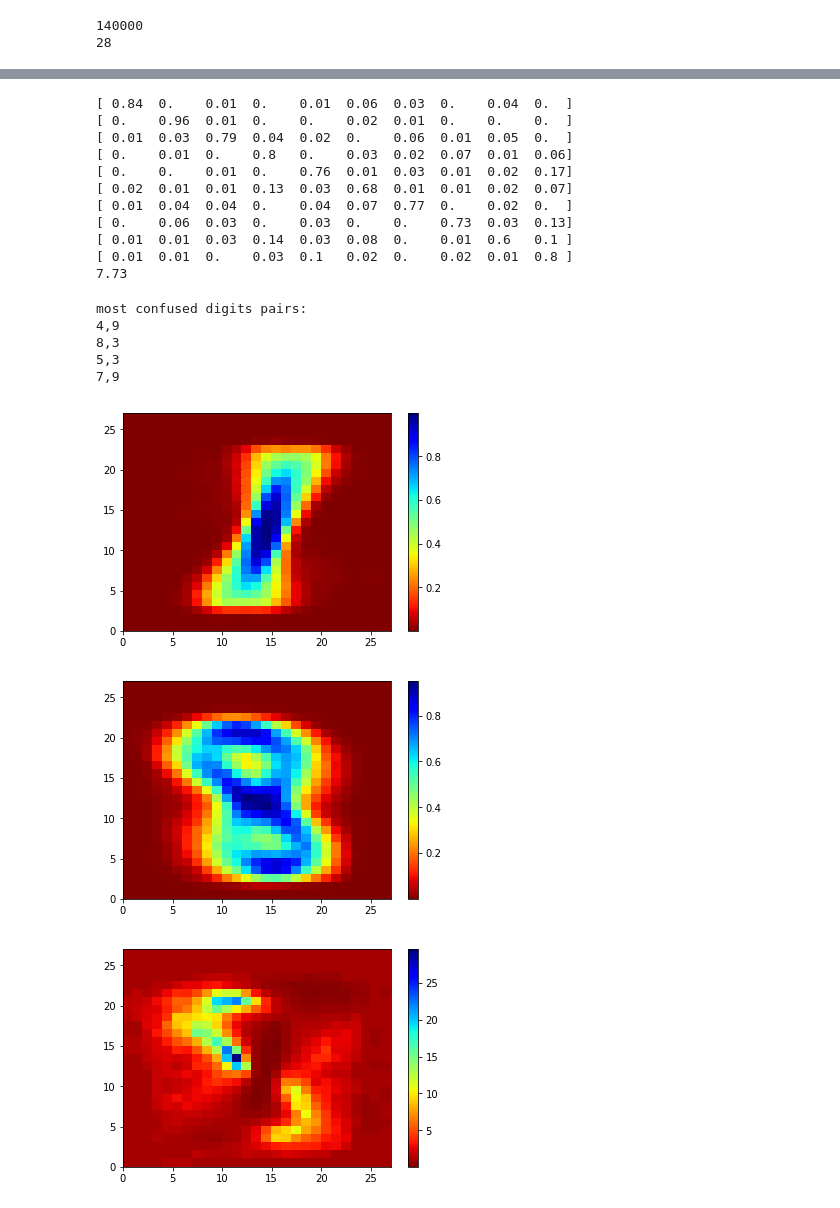
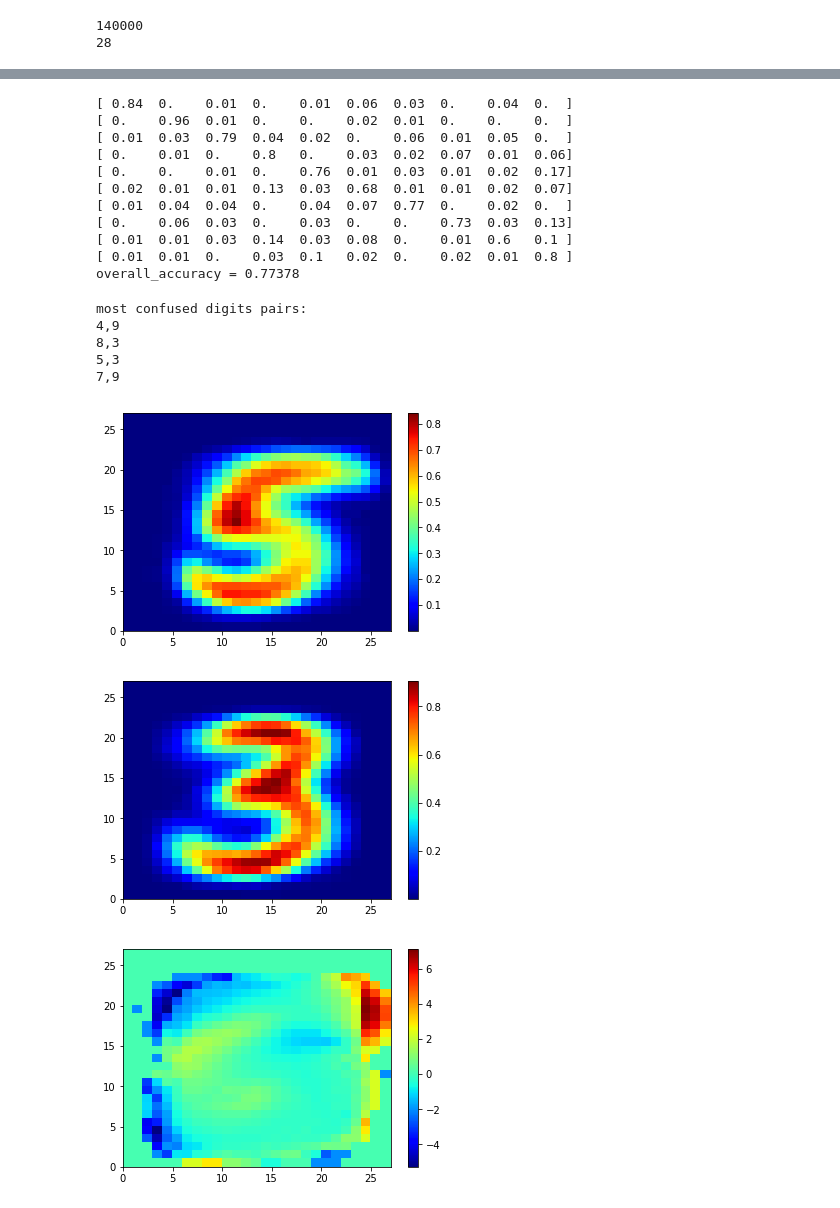
Before and after one commit to LingzhiCHU/448AI, a Jupyter notebook: MP3/Part1/1-1.ipynb, the cells around one changed output, grey strips where cells are left out. Cells and saved outputs as stored; diff of their text form; code cells hidden in the pictures.

Commit message:
part1--changed confusion matrix and added part1 ec

```diff
--- a/MP3/Part1/1-1.ipynb
+++ b/MP3/Part1/1-1.ipynb
@@ -109,14 +166,15 @@ def confusion_matrix():
 
     return conf_matrix
 # %%
+# print confusion matrix
 conf_matrix = confusion_matrix()
 conf_matrix = np.around(conf_matrix, 2)
 for row in conf_matrix:
     print(row)
-diag_sum = 0
+overall_accuracy = 0
 for i in range(10):
-    diag_sum += conf_matrix[i][i]
-print(diag_sum)
+    overall_accuracy += conf_matrix[i][i] * testclass_[i][1]
+print("overall_accuracy = " + str(overall_accuracy/1000))
 # %% [output]
 [ 0.84  0.    0.01  0.    0.01  0.06  0.03  0.    0.04  0.  ]
 [ 0.    0.96  0.01  0.    0.    0.02  0.01  0.    0.    0.  ]
@@ -128,7 +186,7 @@ print(diag_sum)
 [ 0.    0.06  0.03  0.    0.03  0.    0.    0.73  0.03  0.13]
 [ 0.01  0.01  0.03  0.14  0.03  0.08  0.    0.01  0.6   0.1 ]
 [ 0.01  0.01  0.    0.03  0.1   0.02  0.    0.02  0.01  0.8 ]
-7.73
+overall_accuracy = 0.77378
 # %%
 # find pairs with highest confusion rate
 conf_copy = conf_matrix.copy()
@@ -154,13 +215,11 @@ def plot_likelihood(num):
 
     x,y = np.meshgrid(x_arr,y_arr)
     z = training1[num].copy()
-    for i in range(28):
-        for j in range(14):
-            temp = z[i][j]
-            z[i][j] = z[i][27-j]
-            z[i][27-j] = temp
+    '''for i in range(28):
+        for j in range(28):
+            z[i][j] = math.log(z[i][j])'''
 
-    plt.pcolormesh(x,27-y,z,cmap=plt.cm.jet_r)
+    plt.pcolormesh(x,27-y,z,cmap=plt.cm.jet)
     plt.colorbar()
     plt.show()
 # %%
@@ -171,27 +230,26 @@ def plot_odds_ratio(a,b):
     x,y = np.meshgrid(x_arr,y_arr)
     z = training1[a].copy()
 
+    # odds(Fij=1, c1, c2) = P(Fij=1 | c1) / P(Fij=1 | c2).
+    # log(odds(Fij=1, c1, c2)) = log(P(Fij=1 | c1)) - log(P(Fij=1 | c2))
     for i in range(28):
         for j in range(28):
             z[i][j] = math.log(z[i][j])
-            z[i][j] /= math.log(training1[b][i][j])
+            z[i][j] -= math.log(training1[b][i][j])
+            #z[i][j] /= training1[b][i][j]
 
-    for i in range(28):
-        for j in range(14):
-            temp = z[i][j]
-            z[i][j] = z[i][27-j]
-            z[i][27-j] = temp
-
-    plt.pcolormesh(x,27-y,z,cmap=plt.cm.jet_r)
+    plt.pcolormesh(x,27-y,z,cmap=plt.cm.jet)
     plt.colorbar()
     plt.show()
-# %%
-plot_likelihood(1)
-plot_likelihood(8)
-
-
-plot_odds_ratio(1,8)
-# %% [output]
-[figure, removed]
-[figure, removed]
-[figure, removed]
+# %%
+def plot_pairs(a, b):
+    plot_likelihood(a)
+    plot_likelihood(b)
+    plot_odds_ratio(a,b)
+# %%
+# most confused digits pairs: (4,9) (8,3) (5,3) (7,9)
+plot_pairs(5,3)
+# %% [output]
+[figure, added]
+[figure, added]
+[figure, added]
```
Also changed, not shown: parts of 10 cells of this notebook, 20 other files.
